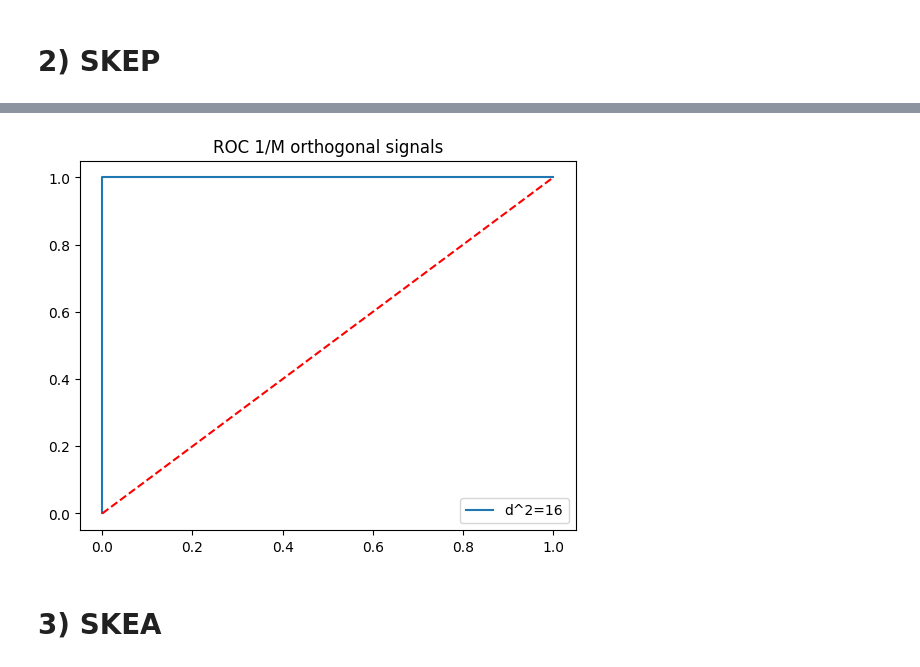
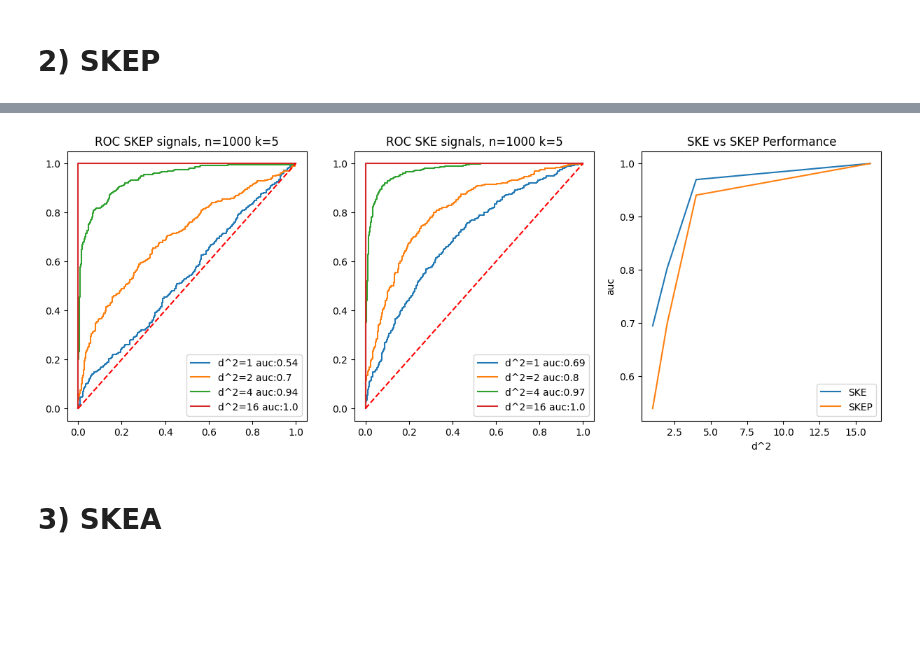
Before and after one commit to albertlyuan/ece-585, a Jupyter notebook: hw2.ipynb, the cells around one changed output, grey strips where cells are left out. Saved outputs shown, nothing was run; the diff lists cells and outputs as text; code cells hidden in the pictures; blank space fills up the shorter version.

Commit message:
working 1/m, skep

```diff
--- a/hw2.ipynb
+++ b/hw2.ipynb
@@ -111,22 +87,22 @@ lambda 1.4905641706693935
 # %% [markdown]
 # 2) SKEP
 # %%
-d2 = [16,2,4,1]
+np.random.seed(seed=0)
+
+d2 = [1,2,4,16]
 E = 1
-
 amp = 1
 freq = 10
-k = 10
-n = 10
-
-
+k=5
+n = 1000
 
 unknownPhase = np.random.uniform(0, 2*np.pi)
 t = np.linspace(0, 2 * np.pi, k)
 signal = amp * np.sin(freq * t + unknownPhase)
 
+fig, ax = plt.subplots(1,3,figsize=(15,5))
 
-fig, ax = plt.subplots()
+SKEP = []
 for d in d2:
     noise_variance = E/d
 
@@ -134,22 +110,54 @@ for d in d2:
     h0 = np.random.normal(0, noise_variance, size=(n//2, k))
     decisionStats = np.ndarray((n,2))
 
-    h1_r2 = np.power(np.sum(h1*amp*np.cos(freq * t), axis=1),2) + np.power(np.sum(h1*amp*np.sin(freq * t), axis=1),2)
-    decisionStats[:n//2,0] = h1_r2
+    decisionStats[:n//2,0] = np.power(np.sum(h1*amp*np.cos(freq * t), axis=1),2) + np.power(np.sum(h1*amp*np.sin(freq * t), axis=1),2)
     decisionStats[:n//2,1] = 1
 
-    h0_r2 = np.power(np.sum(h0*amp*np.cos(freq * t), axis=1),2) + np.power(np.sum(h0*amp*np.sin(freq * t), axis=1),2)
+    decisionStats[n//2:,0] = np.power(np.sum(h0*amp*np.cos(freq * t), axis=1),2) + np.power(np.sum(h0*amp*np.sin(freq * t), axis=1),2)
+    decisionStats[n//2:,1] = 0
 
-    decisionStats[n//2:,0] = h0_r2
-    decisionStats[n//2:,1] = 0
-    decisionStats.sort(axis=0)
-    print(decisionStats)
+    decisionStats = decisionStats[decisionStats[:, 0].argsort()]
 
     pd,pfa = calcPdPfa(decisionStats)
-    ax.plot(pfa,pd, label=f"d^2={d}")
-    break
-ax.legend()
-ax.set_title(f"ROC 1/M orthogonal signals")
-ax.plot([0, 1], [0, 1],'r--')
+    auc = metrics.auc(pfa,pd)
+
+    ax[0].plot(pfa,pd, label=f"d^2={d} auc:{round(auc,2)}")
+    ax[0].set_title(f"ROC SKEP signals, n={n} k={k}")
+    SKEP.append(auc)
+
+SKE = []
+for d in d2:
+    noise_variance = E/d
+
+    h1 = signal + np.random.normal(0, noise_variance, size=(n//2, k))
+    h0 = np.random.normal(0, noise_variance, size=(n//2, k))
+    decisionStats = np.ndarray((n,2))
+
+    decisionStats[:n//2,0] = h1 @ signal.T
+    decisionStats[:n//2,1] = 1
+
+    decisionStats[n//2:,0] = h0 @ signal.T
+    decisionStats[n//2:,1] = 0
+
+    decisionStats = decisionStats[decisionStats[:, 0].argsort()]
+
+    pd,pfa = calcPdPfa(decisionStats)
+    auc = metrics.auc(pfa,pd)
+
+    ax[1].plot(pfa,pd, label=f"d^2={d} auc:{round(auc,2)}")
+    ax[1].set_title(f"ROC SKE signals, n={n} k={k}")
+    SKE.append(auc)
+
+ax[0].legend()
+ax[1].legend()
+ax[0].plot([0, 1], [0, 1],'r--')
+ax[1].plot([0, 1], [0, 1],'r--')
+
+ax[2].plot(d2, SKE, label="SKE")
+ax[2].plot(d2, SKEP, label="SKEP")
+ax[2].set_xlabel("d^2")
+ax[2].set_ylabel("auc")
+ax[2].set_title("SKE vs SKEP Performance")
+ax[2].legend()
 plt.show()
 # %% [output]
@@ -166,3 +164,3 @@ plt.show()
-[figure, old version]
+[figure, new version]
 # %% [markdown]
 # 3) SKEA
```
Also changed, not shown: parts of 5 cells of this notebook.
